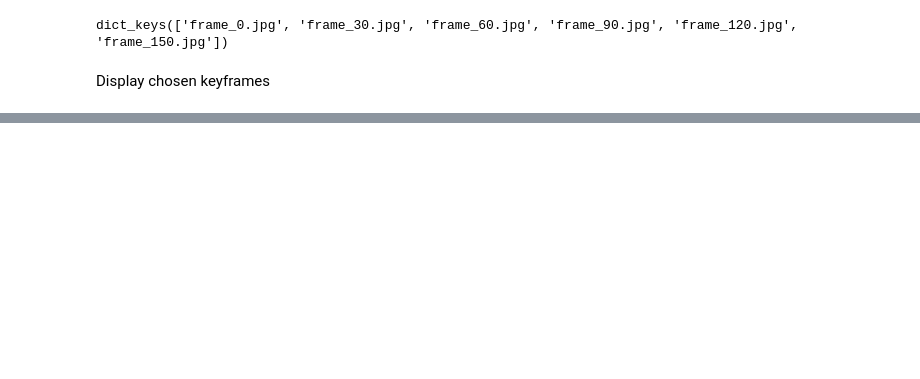
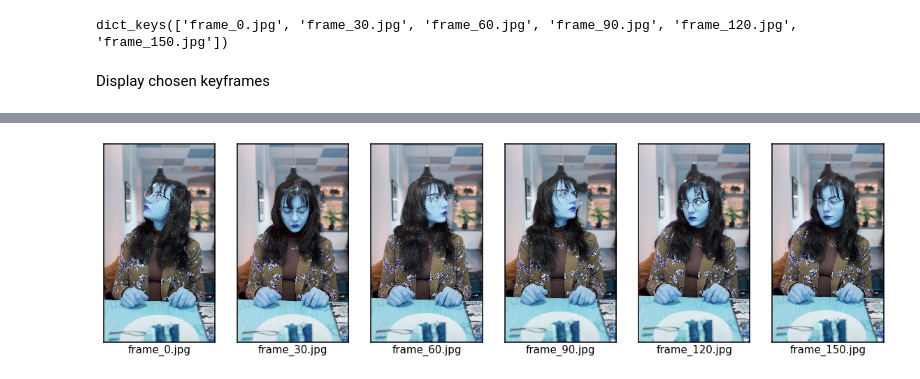
Before and after one commit to nea-insomnia/prototyping_HGM, a Jupyter notebook: SSIM_POC.ipynb, the cells around one changed output, grey strips where cells are left out. Drawn from its saved outputs; the diff is of its cells as text; code cells hidden in the pictures; blank space fills up the shorter version.

```diff
--- a/SSIM_POC.ipynb
+++ b/SSIM_POC.ipynb
@@ -172,0 +196,11 @@ for ax, img_path in zip(axes, keyframes):
+# %%
+xlen = len(comparison_images)
+fig, axes = plt.subplots(1, xlen)
+fig.set_size_inches(20,10)
+for ax, name in zip(axes, comparison_images.keys()):
+    img = comparison_images[name]
+    isns.imgplot(img, ax=ax, cbar=False)
+    ax.invert_yaxis()
+    ax.set_xlabel(name)
+# %% [output]
+[figure, added]
```
Also changed, not shown: parts of 8 cells of this notebook.
